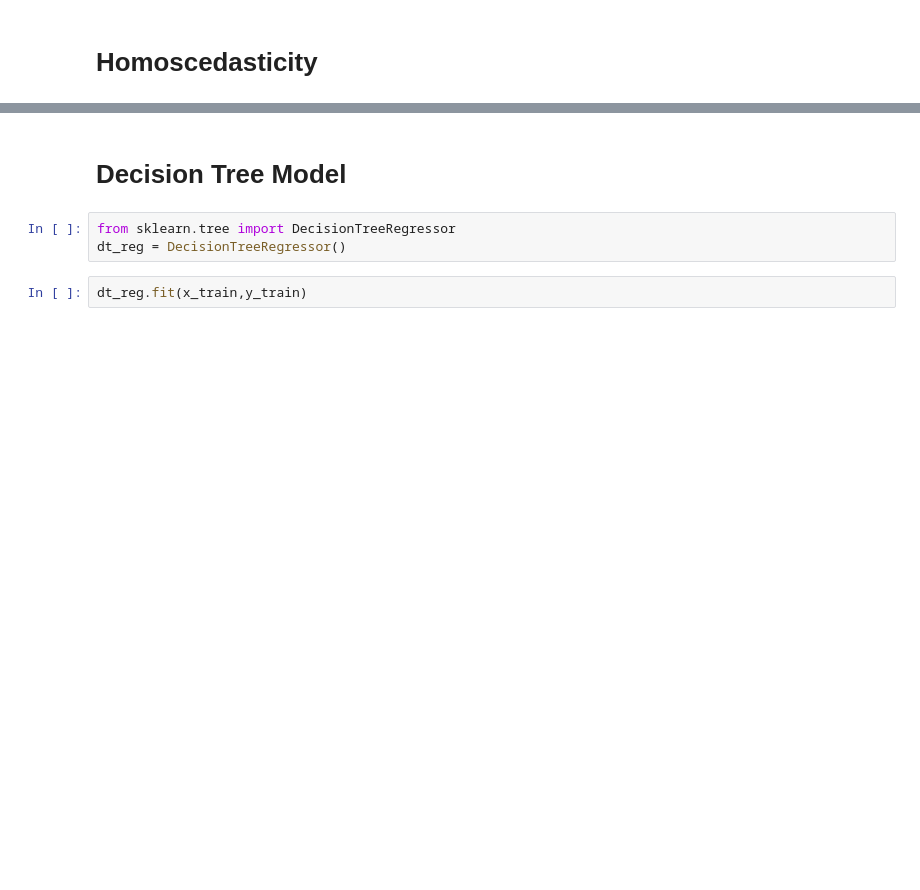
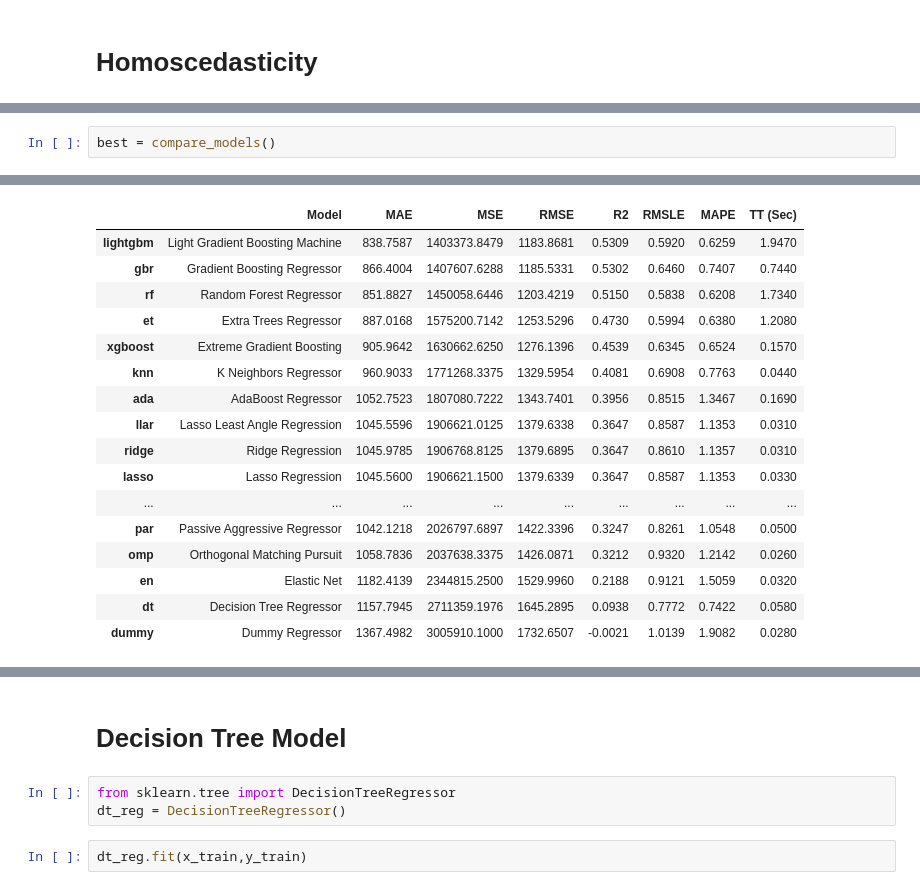
Before and after one commit to octavaridum/Bigmart_Sales_Prediction, a Jupyter notebook: Sales_Prediction.ipynb, the cells around one changed output, grey strips where cells are left out. Saved outputs shown, nothing was run; the diff lists cells and outputs as text; blank space fills up the shorter version.

```diff
--- a/Sales_Prediction.ipynb
+++ b/Sales_Prediction.ipynb
@@ -412,0 +442,3 @@ plt.show()
+# %%
+best = compare_models()
+# %% [output]
@@ -412,0 +446,17 @@ plt.show()
+|  | Model | MAE | MSE | RMSE | R2 | RMSLE | MAPE | TT (Sec) |
+| lightgbm | Light Gradient Boosting Machine | 838.7587 | 1403373.8479 | 1183.8681 | 0.5309 | 0.5920 | 0.6259 | 1.9470 |
+| gbr | Gradient Boosting Regressor | 866.4004 | 1407607.6288 | 1185.5331 | 0.5302 | 0.6460 | 0.7407 | 0.7440 |
+| rf | Random Forest Regressor | 851.8827 | 1450058.6446 | 1203.4219 | 0.5150 | 0.5838 | 0.6208 | 1.7340 |
+| et | Extra Trees Regressor | 887.0168 | 1575200.7142 | 1253.5296 | 0.4730 | 0.5994 | 0.6380 | 1.2080 |
+| xgboost | Extreme Gradient Boosting | 905.9642 | 1630662.6250 | 1276.1396 | 0.4539 | 0.6345 | 0.6524 | 0.1570 |
+| knn | K Neighbors Regressor | 960.9033 | 1771268.3375 | 1329.5954 | 0.4081 | 0.6908 | 0.7763 | 0.0440 |
+| ada | AdaBoost Regressor | 1052.7523 | 1807080.7222 | 1343.7401 | 0.3956 | 0.8515 | 1.3467 | 0.1690 |
+| llar | Lasso Least Angle Regression | 1045.5596 | 1906621.0125 | 1379.6338 | 0.3647 | 0.8587 | 1.1353 | 0.0310 |
+| ridge | Ridge Regression | 1045.9785 | 1906768.8125 | 1379.6895 | 0.3647 | 0.8610 | 1.1357 | 0.0310 |
+| lasso | Lasso Regression | 1045.5600 | 1906621.1500 | 1379.6339 | 0.3647 | 0.8587 | 1.1353 | 0.0330 |
+| ... | ... | ... | ... | ... | ... | ... | ... | ... |
+| par | Passive Aggressive Regressor | 1042.1218 | 2026797.6897 | 1422.3396 | 0.3247 | 0.8261 | 1.0548 | 0.0500 |
+| omp | Orthogonal Matching Pursuit | 1058.7836 | 2037638.3375 | 1426.0871 | 0.3212 | 0.9320 | 1.2142 | 0.0260 |
+| en | Elastic Net | 1182.4139 | 2344815.2500 | 1529.9960 | 0.2188 | 0.9121 | 1.5059 | 0.0320 |
+| dt | Decision Tree Regressor | 1157.7945 | 2711359.1976 | 1645.2895 | 0.0938 | 0.7772 | 0.7422 | 0.0580 |
+| dummy | Dummy Regressor | 1367.4982 | 3005910.1000 | 1732.6507 | -0.0021 | 1.0139 | 1.9082 | 0.0280 |
```
Also changed, not shown: parts of 49 cells of this notebook.
